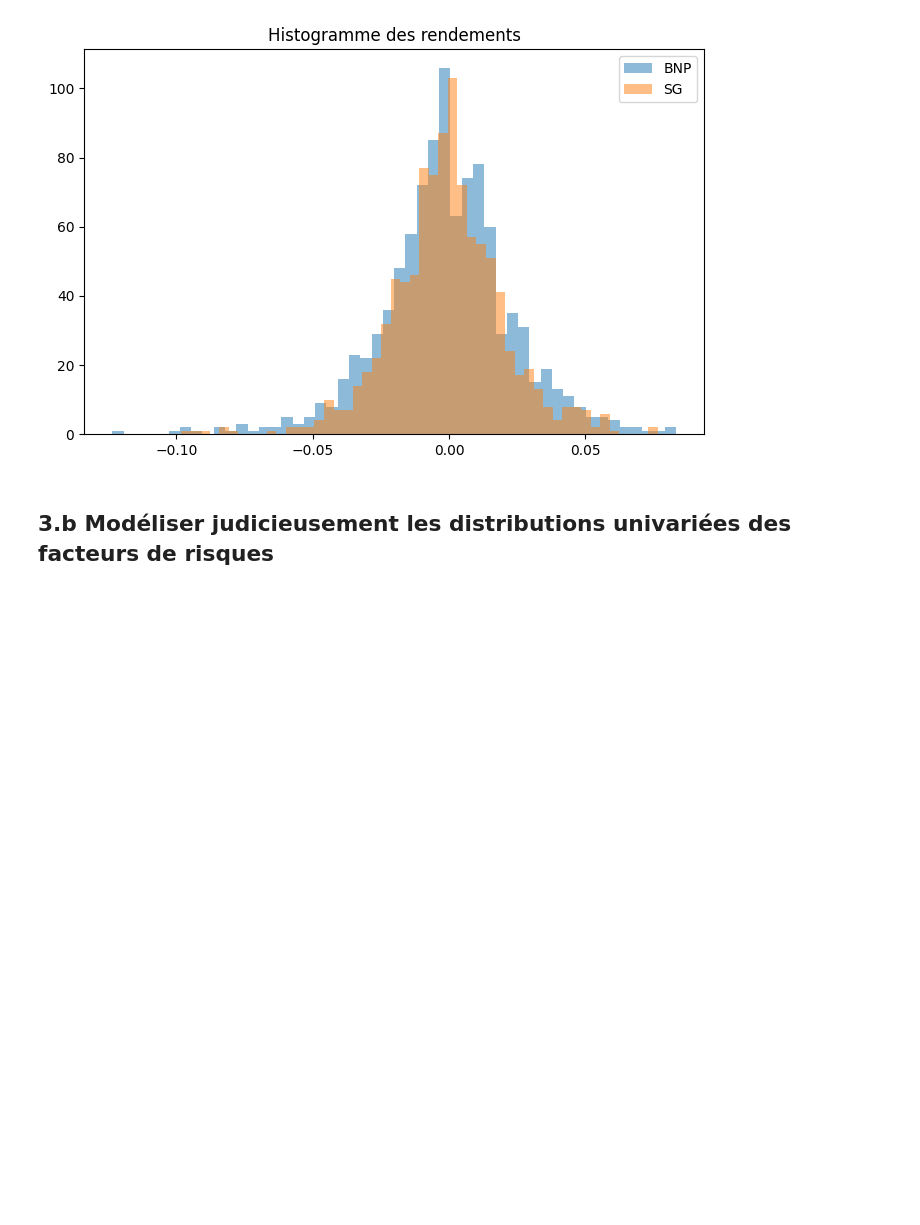
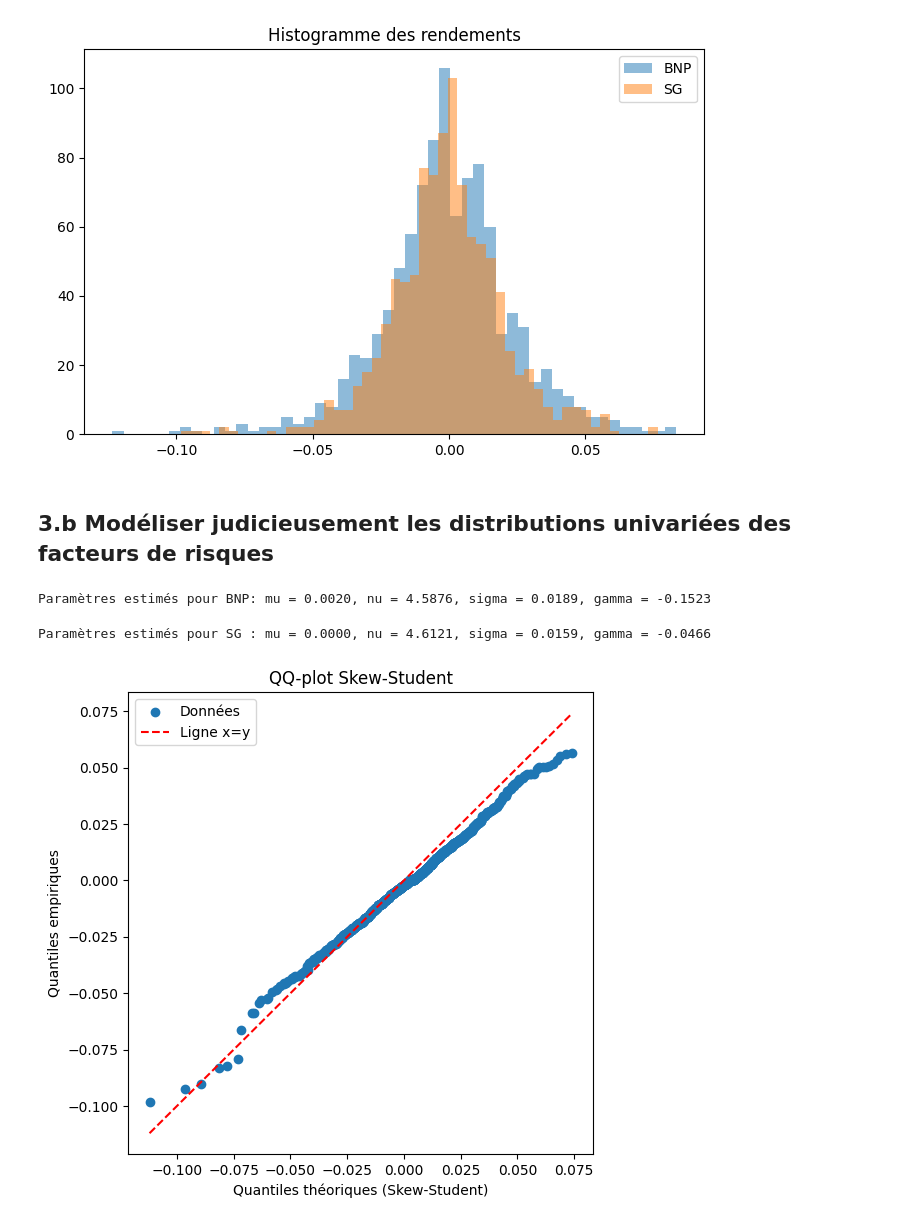
Before and after one commit to Jeangrivo/Gestion-des-Risques-Multiples, a Jupyter notebook: CreditVaR.ipynb, the cells around one changed output. Saved outputs shown, nothing was run; the diff lists cells and outputs as text; code cells hidden in the pictures; blank space fills up the shorter version.

```diff
--- a/CreditVaR.ipynb
+++ b/CreditVaR.ipynb
@@ -121,0 +181,22 @@ plt.show()
+# %%
+def estimate_skew_t_params(x):
+    """Estimation des paramètres par maximum de vraisemblance"""
+    init_params = [0, 2, 0.1, 0]  # Initialisation
+    bounds = [(0, None), (2, None), (10e-6, None), (-1, 1)]
+
+    result = minimize(neg_log_likelihood, init_params, args=(x,), bounds=bounds, method='L-BFGS-B')
+
+    if result.success:
+        return result.x
+    else:
+        raise ValueError("L'optimisation a échoué.")
+# %%
+mu_bnp, nu_bnp, sigma_bnp, gamma_bnp = estimate_skew_t_params(data_returns["BNP"].dropna())
+print(f"Paramètres estimés pour BNP: mu = {mu_bnp:.4f}, nu = {nu_bnp:.4f}, sigma = {sigma_bnp:.4f}, gamma = {gamma_bnp:.4f}")
+# %% [output]
+Paramètres estimés pour BNP: mu = 0.0020, nu = 4.5876, sigma = 0.0189, gamma = -0.1523
+# %%
+mu_sg, nu_sg, sigma_sg, gamma_sg = estimate_skew_t_params(data_returns["SG"].dropna())
+print(f"Paramètres estimés pour SG : mu = {mu_sg:.4f}, nu = {nu_sg:.4f}, sigma = {sigma_sg:.4f}, gamma = {gamma_sg:.4f}")
+# %% [output]
+Paramètres estimés pour SG : mu = 0.0000, nu = 4.6121, sigma = 0.0159, gamma = -0.0466
@@ -121,0 +226,29 @@ plt.show()
+# %%
+# c. QQ-plot pour validation ex-ante
+#mu, nu, sigma, gamma = params
+#optim_ppf = [(ppf_skew_t(p/n, (mu, nu, sigma, gamma)), sorted_x[p-1]) for p in range(1, n+1) if ppf_skew_t(p/n, (mu, nu, sigma, gamma)) != None]
+
+#theoretical_quantiles = np.array(optim_ppf)[:,0]
+#sorted_x = np.array(optim_ppf)[:,1]
+
+def qq_plot(x, params):
+    """QQ-plot pour comparer les quantiles empiriques et théoriques d'une loi Skew-Student."""
+    sorted_x = np.sort(x)
+    n = len(x)
+    theoretical_quantiles = [skew_student_quantile(params, p/n) for p in range(1, n+1)]
+    theoretical_quantiles = np.array(theoretical_quantiles)
+    sorted_x = np.array(sorted_x)
+
+    theoretical_quantiles = theoretical_quantiles[theoretical_quantiles<max(sorted_x)]
+    plt.figure(figsize=(6,6))
+    plt.scatter(theoretical_quantiles, sorted_x[:len(theoretical_quantiles)], label="Données")
+    plt.plot(theoretical_quantiles, theoretical_quantiles, 'r--', label="Ligne x=y")
+    plt.xlabel("Quantiles théoriques (Skew-Student)")
+    plt.ylabel("Quantiles empiriques")
+    plt.legend()
+    plt.title("QQ-plot Skew-Student")
+    plt.show()
+
+qq_plot(data_returns["SG"].dropna(), (mu_bnp, nu_bnp, sigma_bnp, gamma_bnp))
+# %% [output]
+[figure, added]
```
Also changed, not shown: parts of 12 cells of this notebook.
